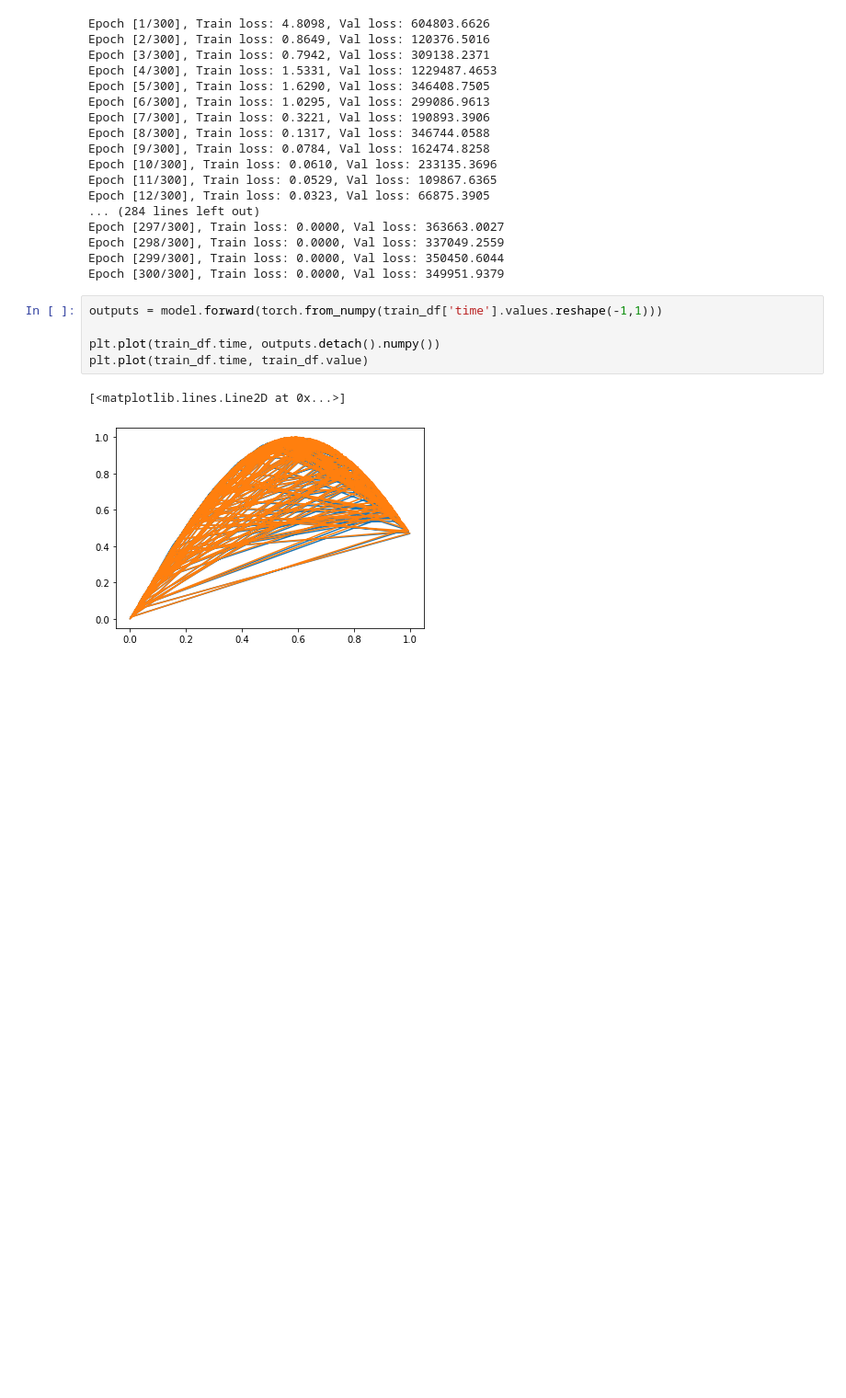
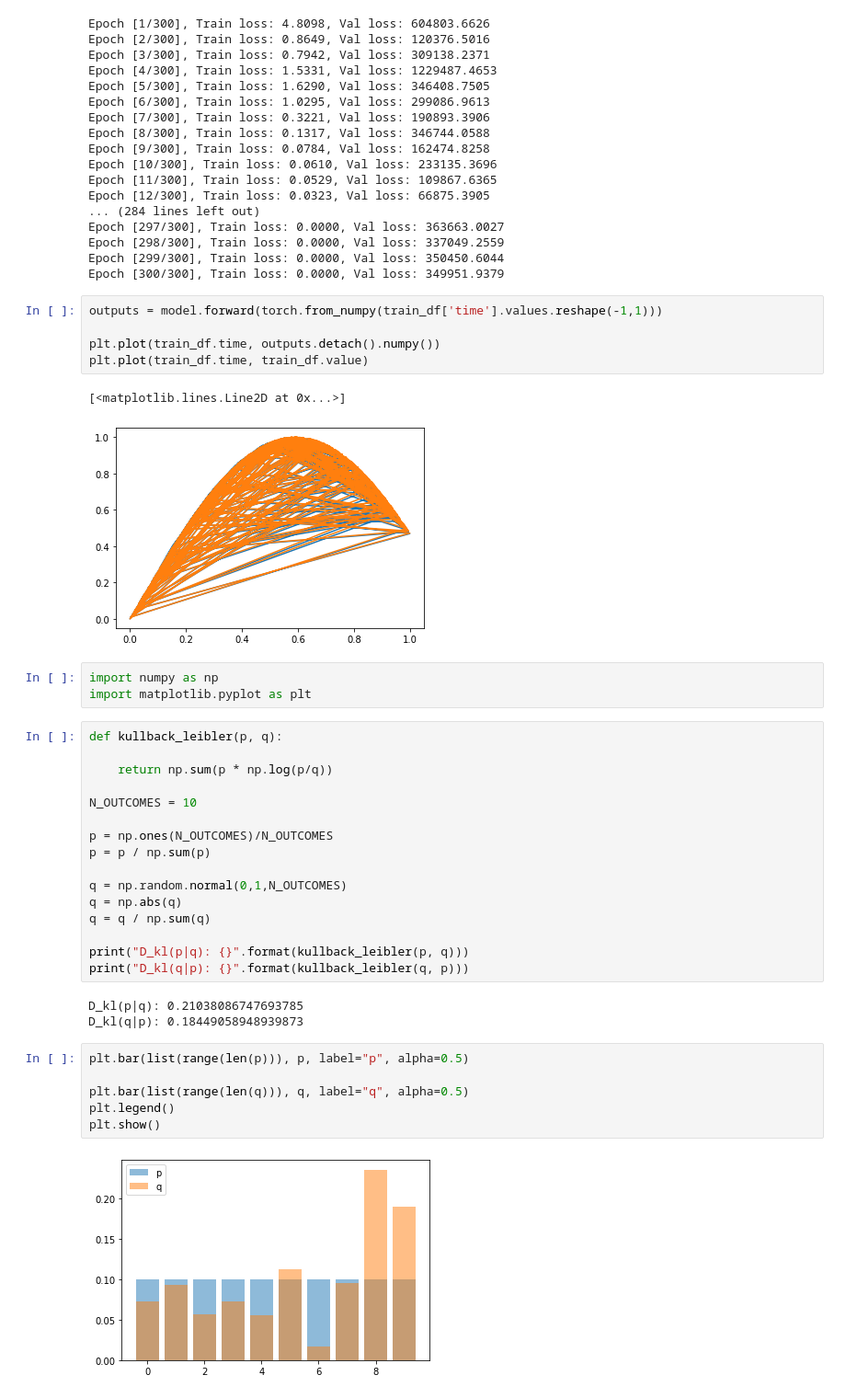
Before and after one commit to phosgene89/ml_tutorials, a Jupyter notebook: pytorch/dataloaders/dataloaders.ipynb, the cells around one changed output. Shown: that part at 92% size. Drawn from its saved outputs; the diff is of its cells as text; blank space fills up the shorter version.

```diff
--- a/pytorch/dataloaders/dataloaders.ipynb
+++ b/pytorch/dataloaders/dataloaders.ipynb
@@ -343,3 +343,33 @@ plt.plot(train_df.time, train_df.value)
 # %% [output]
 [<matplotlib.lines.Line2D at 0x...>]
 [figure]
+# %%
+import numpy as np
+import matplotlib.pyplot as plt
+# %%
+def kullback_leibler(p, q):
+
+    return np.sum(p * np.log(p/q))
+
+N_OUTCOMES = 10
+
+p = np.ones(N_OUTCOMES)/N_OUTCOMES
+p = p / np.sum(p)
+
+q = np.random.normal(0,1,N_OUTCOMES)
+q = np.abs(q)
+q = q / np.sum(q)
+
+print("D_kl(p|q): {}".format(kullback_leibler(p, q)))
+print("D_kl(q|p): {}".format(kullback_leibler(q, p)))
+# %% [output]
+D_kl(p|q): 0.21038086747693785
+D_kl(q|p): 0.18449058948939873
+# %%
+plt.bar(list(range(len(p))), p, label="p", alpha=0.5)
+
+plt.bar(list(range(len(q))), q, label="q", alpha=0.5)
+plt.legend()
+plt.show()
+# %% [output]
+[figure, added]
```
Also changed, not shown: 1 other file.
